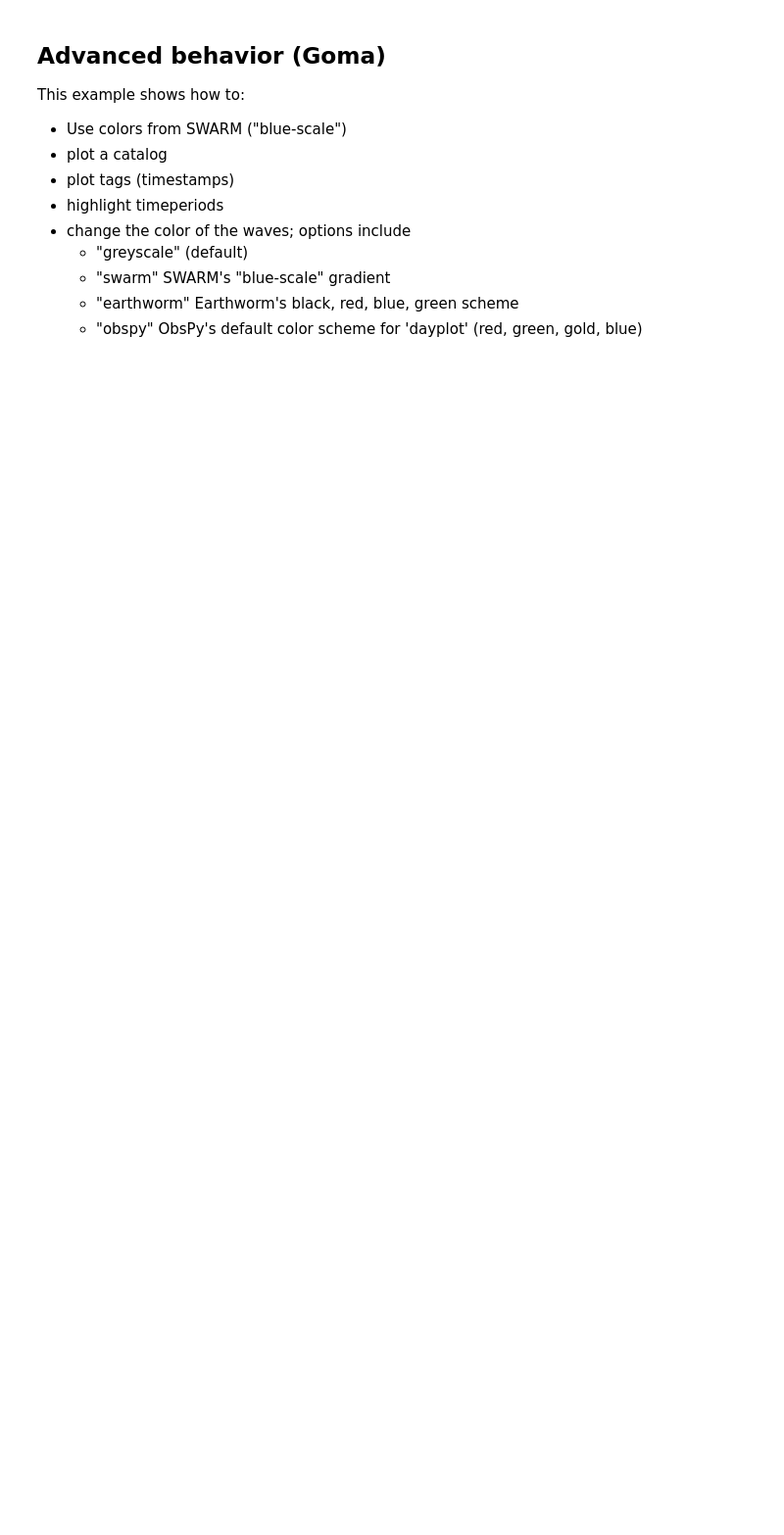
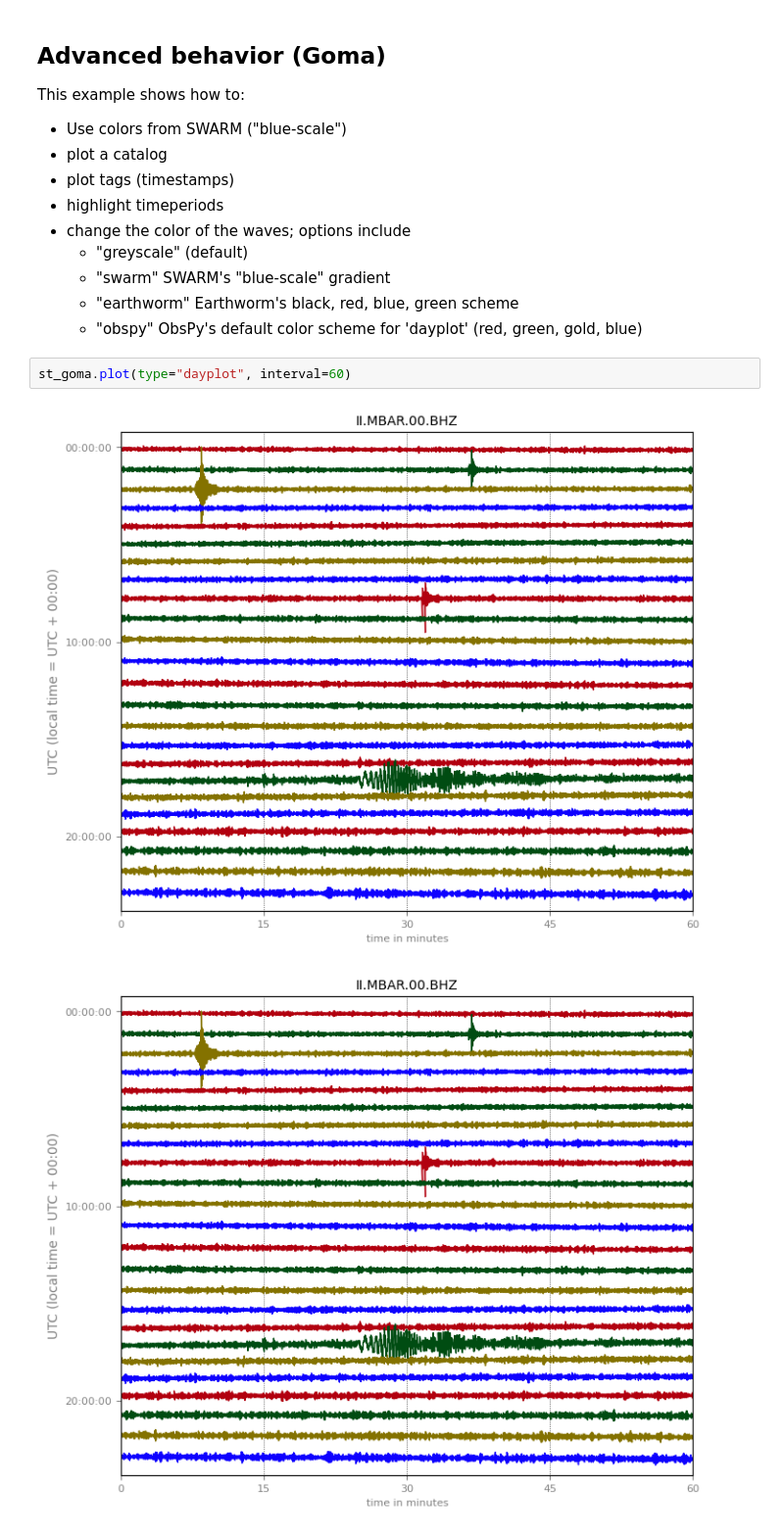
Before and after one commit to jwellik/vdapseisutils, a Jupyter notebook: gallery/Helicorder_tutorial.ipynb, the cells around one changed output. Shown at 98% size. Drawn from its saved outputs; the diff is of its cells as text; blank space fills up the shorter version.

```diff
--- a/gallery/Helicorder_tutorial.ipynb
+++ b/gallery/Helicorder_tutorial.ipynb
@@ -34,5 +53,10 @@ This example shows how to:
     - "swarm" SWARM's "blue-scale" gradient
     - "earthworm" Earthworm's black, red, blue, green scheme
     - "obspy" ObsPy's default color scheme for 'dayplot' (red, green, gold, blue)
+# %%
+st_goma.plot(type="dayplot", interval=60)
+# %% [output]
+[figure, added]
+[figure, added]
 # %%
 # Make the helicorder
```
Also changed, not shown: parts of 8 cells of this notebook, 1 other file.
